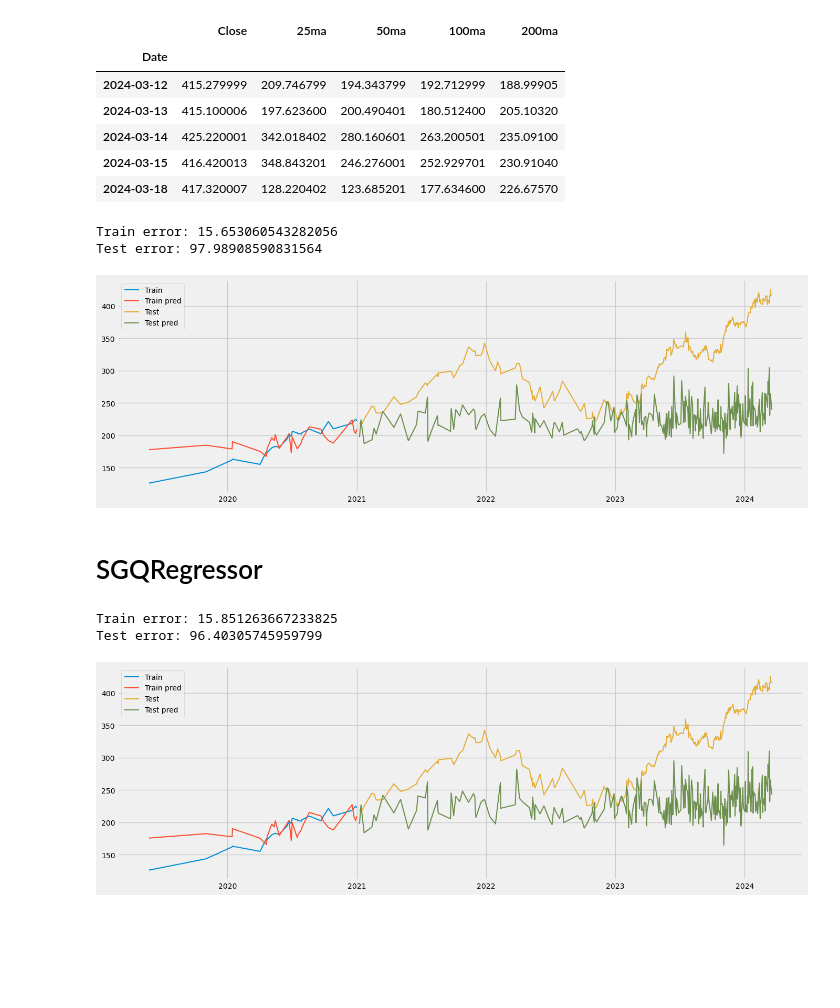
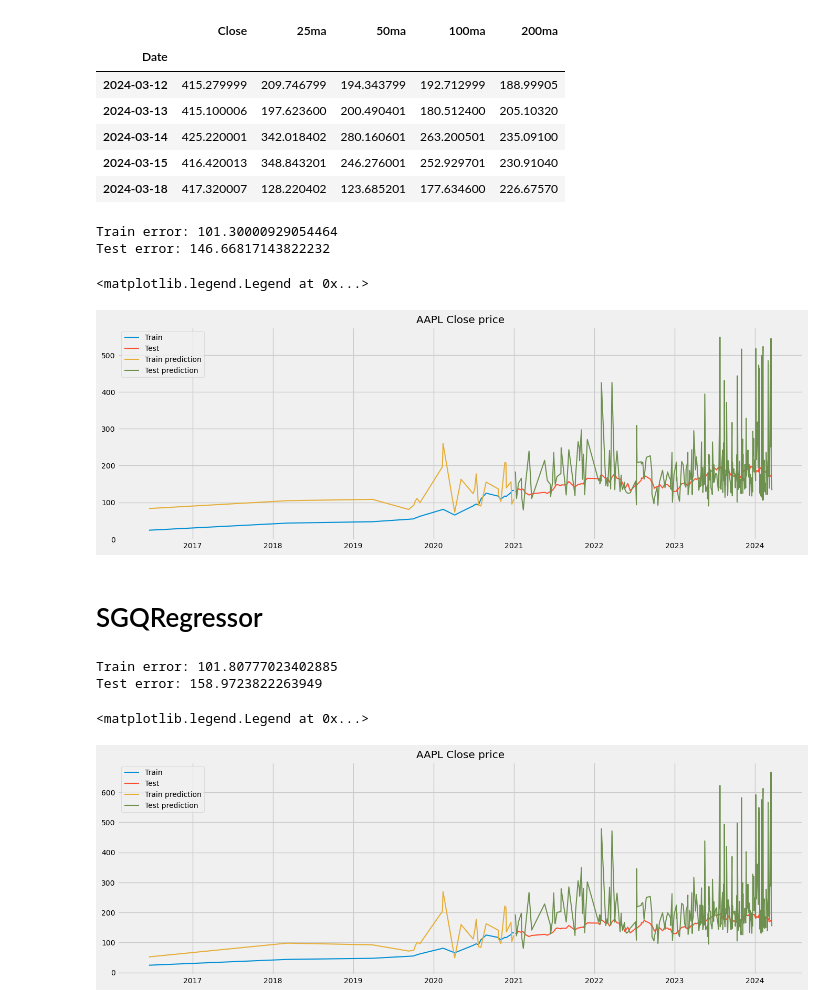
Before and after one commit to maxerial-benruscon/S_P_500_Prediction, a Jupyter notebook: sklearn.ipynb, the cells around one changed output. Cells and saved outputs as stored; diff of their text form; code cells hidden in the pictures; blank space fills up the shorter version.

```diff
--- a/sklearn.ipynb
+++ b/sklearn.ipynb
@@ -180,73 +180,100 @@ data_test_msft.tail()
 # %%
 #forcast the close price using the 25ma and 50ma
 #train the model_Ridge
+data_train = data.loc[data.index < '2021-01-01']
+data_test = data.loc[data.index >= '2021-01-01']
 
-X_train = data_train_msft[['25ma', '50ma', '100ma', '200ma']]
-y_train = data_train_msft['Close']
+X_train = data_train[['25ma', '50ma', '100ma', '200ma']]
+y_train = data_train['Close']
 
-X_test = data_test_msft[['25ma', '50ma', '100ma', '200ma']]
-y_test = data_test_msft['Close']
+X_test = data_test[['25ma', '50ma', '100ma', '200ma']]
+y_test = data_test['Close']
 
 #standardize the data
 scaler = StandardScaler()
 X_train_scaled = scaler.fit_transform(X_train)
 X_test_scaled = scaler.transform(X_test)
 
 #train the model_Ridge
 model_Ridge = Ridge()
 model_Ridge.fit(X_train_scaled, y_train)
 
 #predict the close price
 y_train_pred = model_Ridge.predict(X_train_scaled)
 
 y_test_pred = model_Ridge.predict(X_test_scaled)
 
 #print train and test error
 print(f'Train error: {mean_absolute_error(y_train, y_train_pred)}')
 print(f'Test error: {mean_absolute_error(y_test, y_test_pred)}')
 
 
+#filter predictions and actual values by one symbol == 'AAPL'
+
+
 #plot the results
 plt.figure(figsize=(15, 5))
-plt.plot(data_train_msft.index, y_train, label='Train')
-plt.plot(data_train_msft.index, y_train_pred, label='Train pred')
+plt.plot(data_train.loc[data_train['Symbol'] == 'AAPL'].index, data_train.loc[data_train['Symbol'] == 'AAPL']['Close'], label='Train')
+plt.plot(data_test.loc[data_test['Symbol'] == 'AAPL'].index, data_test.loc[data_test['Symbol'] == 'AAPL']['Close'], label='Test')
 
-plt.plot(data_test_msft.index, y_test, label='Test')
-plt.plot(data_test_msft.index, y_test_pred, label='Test pred')
+plt.plot(data_train.loc[data_train['Symbol'] == 'AAPL'].index, y_train_pred[data_train['Symbol'] == 'AAPL'], label='Train prediction')
+plt.plot(data_test.loc[data_test['Symbol'] == 'AAPL'].index, y_test_pred[data_test['Symbol'] == 'AAPL'], label='Test prediction')
+
+plt.title('AAPL Close price')
 plt.legend()
-plt.show()
 # %% [output]
-Train error: 15.653060543282056
-Test error: 97.98908590831564
+Train error: 101.30000929054464
+Test error: 146.66817143822232
+<matplotlib.legend.Legend at 0x...>
-[figure, old version]
+[figure, new version]
 # %% [markdown]
 # SGQRegressor
 # %%
-#train the model_SGD
+#forcast the close price using the 25ma and 50ma
+#train the model_Ridge
+data_train = data.loc[data.index < '2021-01-01']
+data_test = data.loc[data.index >= '2021-01-01']
 
-model_SGD = SGDRegressor()
-model_SGD.fit(X_train_scaled, y_train)
+X_train = data_train[['25ma', '50ma', '100ma', '200ma']]
+y_train = data_train['Close']
+
+X_test = data_test[['25ma', '50ma', '100ma', '200ma']]
+y_test = data_test['Close']
+
+#standardize the data
+scaler = StandardScaler()
+X_train_scaled = scaler.fit_transform(X_train)
+X_test_scaled = scaler.transform(X_test)
+
+#train the model_Ridge
+model_Ridge = SGDRegressor()
+model_Ridge.fit(X_train_scaled, y_train)
 
 #predict the close price
-y_train_pred = model_SGD.predict(X_train_scaled)
+y_train_pred = model_Ridge.predict(X_train_scaled)
 
-y_test_pred = model_SGD.predict(X_test_scaled)
+y_test_pred = model_Ridge.predict(X_test_scaled)
 
 #print train and test error
 print(f'Train error: {mean_absolute_error(y_train, y_train_pred)}')
 print(f'Test error: {mean_absolute_error(y_test, y_test_pred)}')
 
 
+#filter predictions and actual values by one symbol == 'AAPL'
+
+
 #plot the results
 plt.figure(figsize=(15, 5))
-plt.plot(data_train_msft.index, y_train, label='Train')
-plt.plot(data_train_msft.index, y_train_pred, label='Train pred')
+plt.plot(data_train.loc[data_train['Symbol'] == 'AAPL'].index, data_train.loc[data_train['Symbol'] == 'AAPL']['Close'], label='Train')
+plt.plot(data_test.loc[data_test['Symbol'] == 'AAPL'].index, data_test.loc[data_test['Symbol'] == 'AAPL']['Close'], label='Test')
 
-plt.plot(data_test_msft.index, y_test, label='Test')
-plt.plot(data_test_msft.index, y_test_pred, label='Test pred')
+plt.plot(data_train.loc[data_train['Symbol'] == 'AAPL'].index, y_train_pred[data_train['Symbol'] == 'AAPL'], label='Train prediction')
+plt.plot(data_test.loc[data_test['Symbol'] == 'AAPL'].index, y_test_pred[data_test['Symbol'] == 'AAPL'], label='Test prediction')
+
+plt.title('AAPL Close price')
 plt.legend()
-plt.show()
 # %% [output]
-Train error: 15.851263667233825
-Test error: 96.40305745959799
+Train error: 101.80777023402885
+Test error: 158.9723822263949
+<matplotlib.legend.Legend at 0x...>
-[figure, old version]
+[figure, new version]
```
Also changed, not shown: parts of 2 cells of this notebook, 3 other files.
